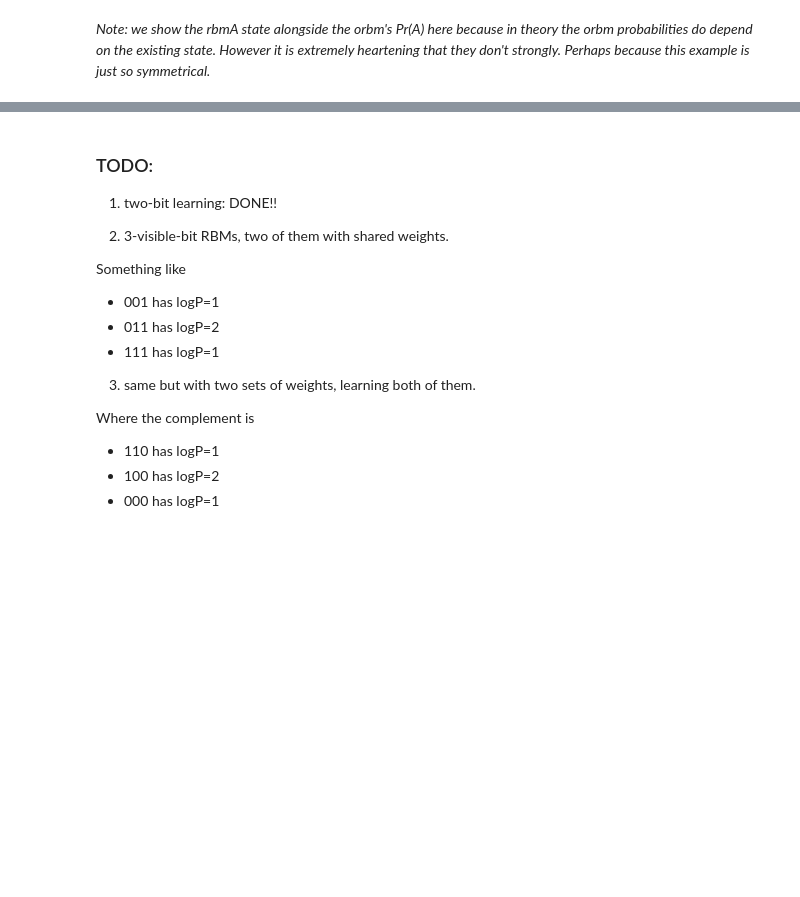
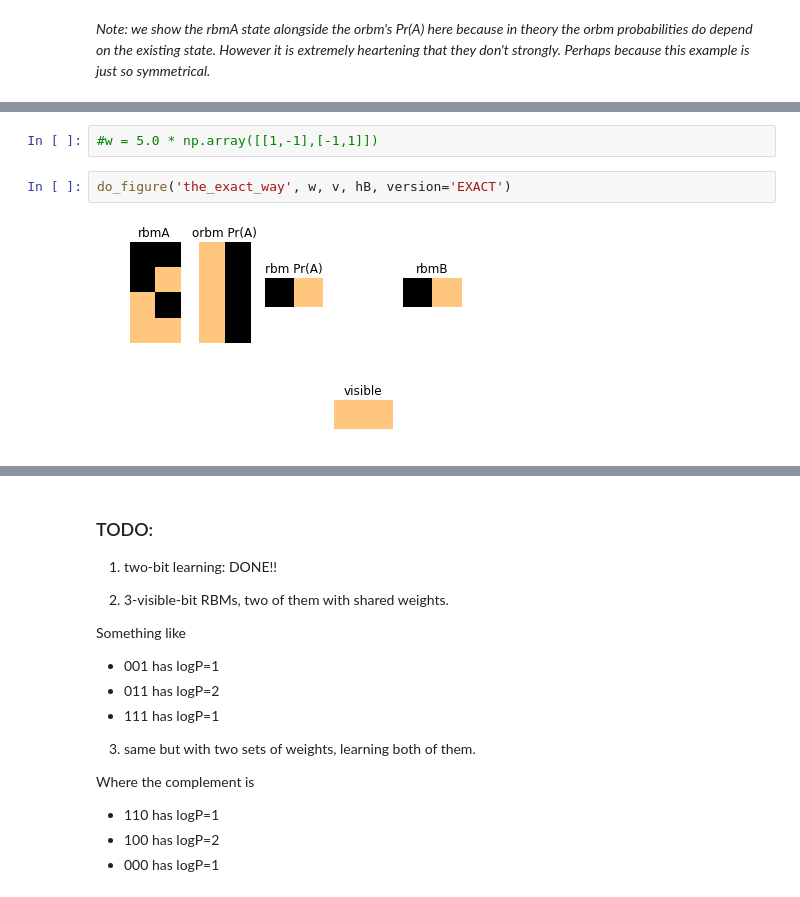
Before and after one commit to garibaldu/multicauseRBM, a Jupyter notebook: ExploratoryCode/simplest-ever-multicause-RBM.ipynb, the cells around one changed output, grey strips where cells are left out. Cells and saved outputs as stored; diff of their text form; blank space fills up the shorter version.

```diff
--- a/ExploratoryCode/simplest-ever-multicause-RBM.ipynb
+++ b/ExploratoryCode/simplest-ever-multicause-RBM.ipynb
@@ -207 +227,7 @@ def show_reconstructions(fig_name, w, version='EXACT'):
+# %%
+#w = 5.0 * np.array([[1,-1],[-1,1]])
+# %%
+do_figure('the_exact_way', w, v, hB, version='EXACT')
+# %% [output]
+[figure, added]
 # %%
```
Also changed, not shown: parts of 5 cells of this notebook.
